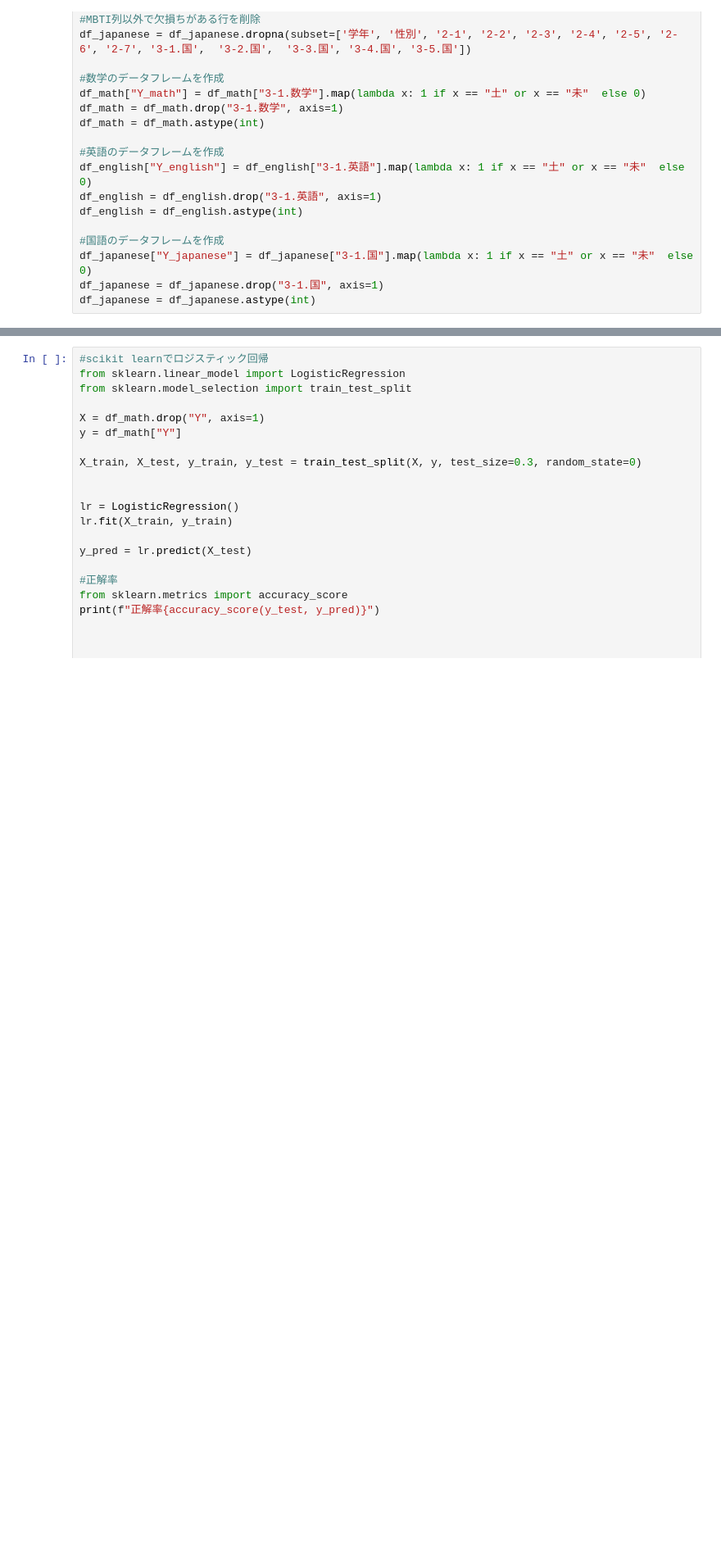
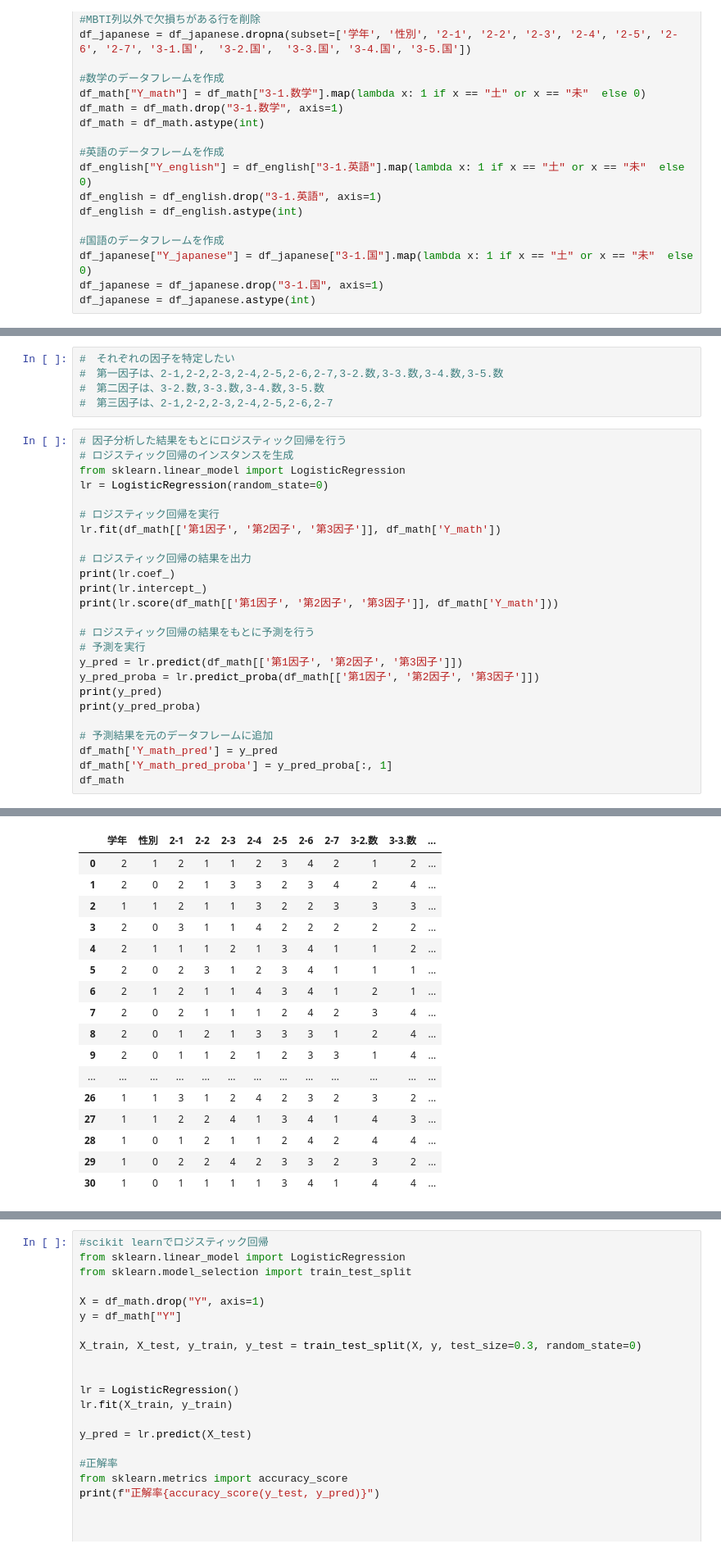
Before and after one commit to okozeriki/service_mind, a Jupyter notebook: model/logistic_math.ipynb, the cells around one changed output, grey strips where cells are left out. Shown: that part at 82% size. Drawn from its saved outputs; the diff is of its cells as text; blank space fills up the shorter version.

```diff
--- a/model/logistic_math.ipynb
+++ b/model/logistic_math.ipynb
@@ -94,0 +150,31 @@ df_japanese = df_japanese.astype(int)
+# %%
+#　それぞれの因子を特定したい
+#　第一因子は、2-1,2-2,2-3,2-4,2-5,2-6,2-7,3-2.数,3-3.数,3-4.数,3-5.数
+#　第二因子は、3-2.数,3-3.数,3-4.数,3-5.数
+#　第三因子は、2-1,2-2,2-3,2-4,2-5,2-6,2-7
+# %%
+# 因子分析した結果をもとにロジスティック回帰を行う
+# ロジスティック回帰のインスタンスを生成
+from sklearn.linear_model import LogisticRegression
+lr = LogisticRegression(random_state=0)
+
+# ロジスティック回帰を実行
+lr.fit(df_math[['第1因子', '第2因子', '第3因子']], df_math['Y_math'])
+
+# ロジスティック回帰の結果を出力
+print(lr.coef_)
+print(lr.intercept_)
+print(lr.score(df_math[['第1因子', '第2因子', '第3因子']], df_math['Y_math']))
+
+# ロジスティック回帰の結果をもとに予測を行う
+# 予測を実行
+y_pred = lr.predict(df_math[['第1因子', '第2因子', '第3因子']])
+y_pred_proba = lr.predict_proba(df_math[['第1因子', '第2因子', '第3因子']])
+print(y_pred)
+print(y_pred_proba)
+
+# 予測結果を元のデータフレームに追加
+df_math['Y_math_pred'] = y_pred
+df_math['Y_math_pred_proba'] = y_pred_proba[:, 1]
+df_math
+# %% [output]
@@ -94,0 +198,17 @@ df_japanese = df_japanese.astype(int)
+|  | 学年 | 性別 | 2-1 | 2-2 | 2-3 | 2-4 | 2-5 | 2-6 | 2-7 | 3-2.数 | 3-3.数 | ... |
+| 0 | 2 | 1 | 2 | 1 | 1 | 2 | 3 | 4 | 2 | 1 | 2 | ... |
+| 1 | 2 | 0 | 2 | 1 | 3 | 3 | 2 | 3 | 4 | 2 | 4 | ... |
+| 2 | 1 | 1 | 2 | 1 | 1 | 3 | 2 | 2 | 3 | 3 | 3 | ... |
+| 3 | 2 | 0 | 3 | 1 | 1 | 4 | 2 | 2 | 2 | 2 | 2 | ... |
+| 4 | 2 | 1 | 1 | 1 | 2 | 1 | 3 | 4 | 1 | 1 | 2 | ... |
+| 5 | 2 | 0 | 2 | 3 | 1 | 2 | 3 | 4 | 1 | 1 | 1 | ... |
+| 6 | 2 | 1 | 2 | 1 | 1 | 4 | 3 | 4 | 1 | 2 | 1 | ... |
+| 7 | 2 | 0 | 2 | 1 | 1 | 1 | 2 | 4 | 2 | 3 | 4 | ... |
+| 8 | 2 | 0 | 1 | 2 | 1 | 3 | 3 | 3 | 1 | 2 | 4 | ... |
+| 9 | 2 | 0 | 1 | 1 | 2 | 1 | 2 | 3 | 3 | 1 | 4 | ... |
+| ... | ... | ... | ... | ... | ... | ... | ... | ... | ... | ... | ... | ... |
+| 26 | 1 | 1 | 3 | 1 | 2 | 4 | 2 | 3 | 2 | 3 | 2 | ... |
+| 27 | 1 | 1 | 2 | 2 | 4 | 1 | 3 | 4 | 1 | 4 | 3 | ... |
+| 28 | 1 | 0 | 1 | 2 | 1 | 1 | 2 | 4 | 2 | 4 | 4 | ... |
+| 29 | 1 | 0 | 2 | 2 | 4 | 2 | 3 | 3 | 2 | 3 | 2 | ... |
+| 30 | 1 | 0 | 1 | 1 | 1 | 1 | 3 | 4 | 1 | 4 | 4 | ... |
```
Also changed, not shown: parts of 10 cells of this notebook.
